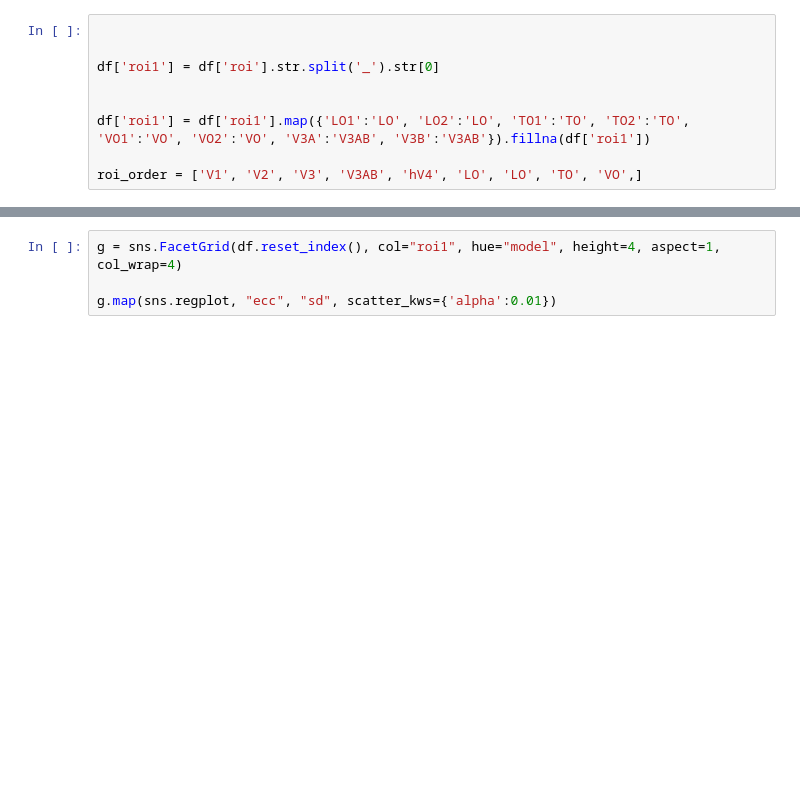
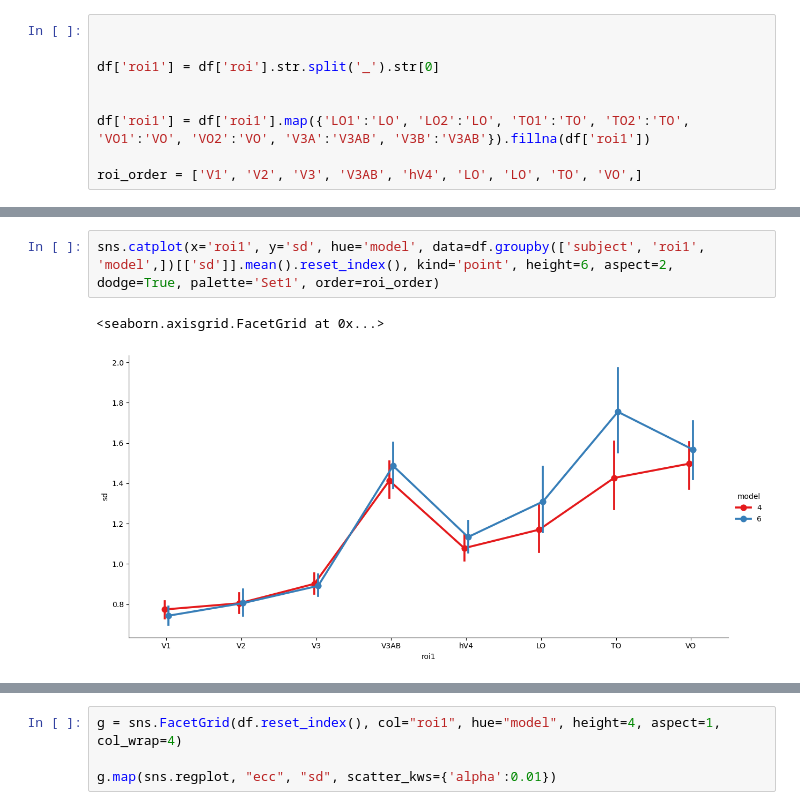
Before and after one commit to Gilles86/retinotopic_supression, a Jupyter notebook: retsupp/notebooks/analyze_dn_vs_dg.ipynb, the cells around one changed output, grey strips where cells are left out. Drawn from its saved outputs; the diff is of its cells as text; blank space fills up the shorter version.

```diff
--- a/retsupp/notebooks/analyze_dn_vs_dg.ipynb
+++ b/retsupp/notebooks/analyze_dn_vs_dg.ipynb
@@ -59,3 +86,8 @@ sns.catplot(x='roi1', y='r2', hue='model', data=df.groupby(['subject', 'roi1', '
+# %%
+sns.catplot(x='roi1', y='sd', hue='model', data=df.groupby(['subject', 'roi1', 'model',])[['sd']].mean().reset_index(), kind='point', height=6, aspect=2, dodge=True, palette='Set1', order=roi_order)
+# %% [output]
+<seaborn.axisgrid.FacetGrid at 0x...>
+[figure, added]
 # %%
 sns.catplot(x='roi1', y='sd', hue='model', data=df.groupby(['subject', 'roi1', 'model',])[['sd']].mean().reset_index(), kind='point', height=6, aspect=2, dodge=True, palette='Set1', order=roi_order)
 # %% [output]
```
Also changed, not shown: parts of 15 cells of this notebook, 5 other files.
